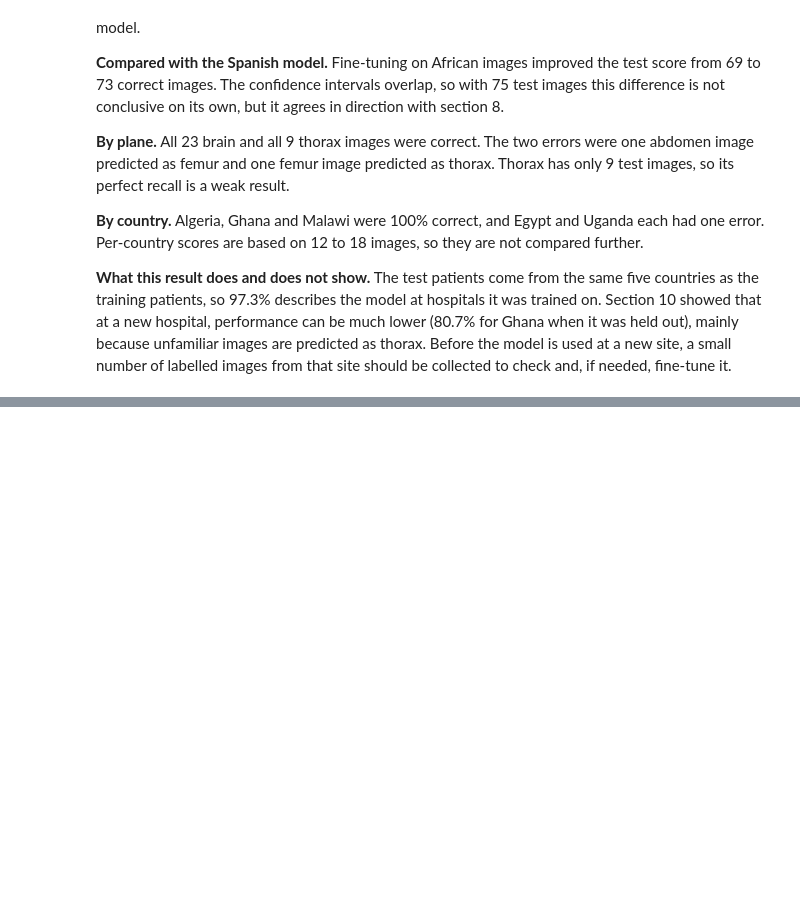
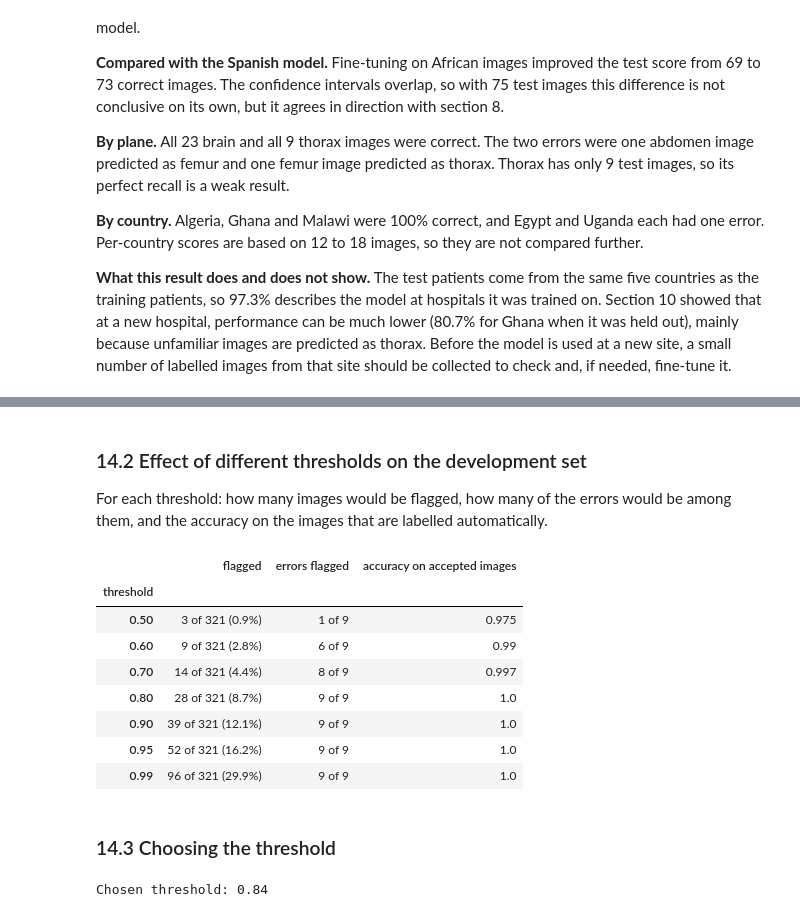
Before and after one commit to odunayoakinlade/fetal-ultrasound-plane-classification, a Jupyter notebook: phase3_modelling/notebooks/model_training.ipynb, the cells around one changed output, grey strips where cells are left out. Cells and saved outputs as stored; diff of their text form; code cells hidden in the pictures; blank space fills up the shorter version.

```diff
--- a/phase3_modelling/notebooks/model_training.ipynb
+++ b/phase3_modelling/notebooks/model_training.ipynb
@@ -474,6 +476,7 @@ The settings are the same as in section 8 (5 epochs, learning rate 0.00005, batc
 # %%
 countries = development["Center"].to_numpy()
 site_pred = np.zeros(len(development), dtype=int)
+site_prob = np.zeros((len(development), len(PLANES)))
 
 for country in sorted(development["Center"].unique()):
     train_rows = countries != country
@@ -488,8 +491,9 @@ for country in sorted(development["Center"].unique()):
                               seed=random_seed)
 
     fine_tune(site_model, site_loader, site_loss, site_optimizer, device, epochs=5)
-    _, pred, _ = predict(site_model, make_loader(dev_images[held_out], dev_labels[held_out]), device)
+    _, pred, prob = predict(site_model, make_loader(dev_images[held_out], dev_labels[held_out]), device)
     site_pred[held_out] = pred
+    site_prob[held_out] = prob
     print(f"{country}: trained on {train_rows.sum()} images | accuracy on {held_out.sum()} held-out images "
           f"{(pred == dev_labels[held_out]).mean():.3f}")
 # %% [output]
@@ -718,0 +749,40 @@ plt.show()
+# %% [markdown]
+### 14.2 Effect of different thresholds on the development set
+
+For each threshold: how many images would be flagged, how many of the errors would be among them, and the accuracy on the images that are labelled automatically.
+# %%
+def flagging_table(prob, true, thresholds):
+    confidence = prob.max(axis=1)
+    pred = prob.argmax(axis=1)
+    wrong = pred != true
+    rows = {}
+    for threshold in thresholds:
+        flagged = confidence < threshold
+        rows[threshold] = {
+            "flagged": f"{flagged.sum()} of {len(true)} ({flagged.mean():.1%})",
+            "errors flagged": f"{(flagged & wrong).sum()} of {wrong.sum()}",
+            "accuracy on accepted images": round((pred[~flagged] == true[~flagged]).mean(), 3),
+        }
+    return pd.DataFrame(rows).T.rename_axis("threshold")
+
+
+flagging_table(finetuned_prob, dev_labels, [0.5, 0.6, 0.7, 0.8, 0.9, 0.95, 0.99])
+# %% [output]
+|  | flagged | errors flagged | accuracy on accepted images |
+| threshold |  |  |  |
+| 0.50 | 3 of 321 (0.9%) | 1 of 9 | 0.975 |
+| 0.60 | 9 of 321 (2.8%) | 6 of 9 | 0.99 |
+| 0.70 | 14 of 321 (4.4%) | 8 of 9 | 0.997 |
+| 0.80 | 28 of 321 (8.7%) | 9 of 9 | 1.0 |
+| 0.90 | 39 of 321 (12.1%) | 9 of 9 | 1.0 |
+| 0.95 | 52 of 321 (16.2%) | 9 of 9 | 1.0 |
+| 0.99 | 96 of 321 (29.9%) | 9 of 9 | 1.0 |
+# %% [markdown]
+### 14.3 Choosing the threshold
+# %%
+max_flagged = 0.10
+candidates = np.round(np.arange(0.50, 1.00, 0.01), 2)
+threshold = max(t for t in candidates if (dev_confidence < t).mean() <= max_flagged)
+print(f"Chosen threshold: {threshold:.2f}")
+# %% [output]
+Chosen threshold: 0.84
```
Also changed, not shown: parts of 12 cells of this notebook, 2 other files.
